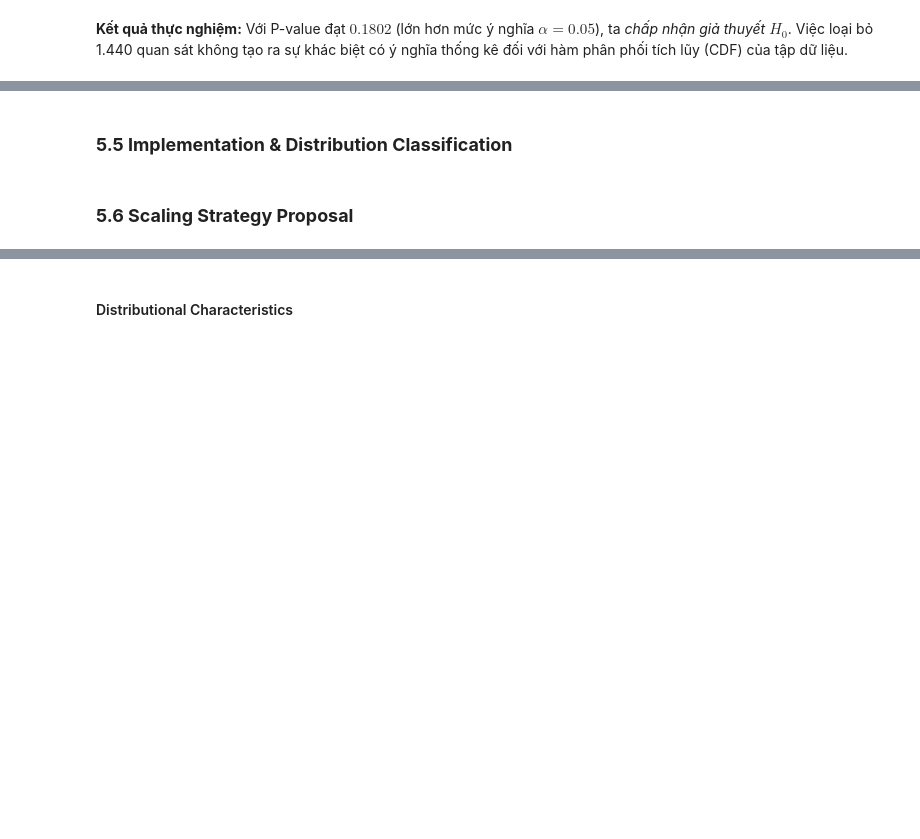
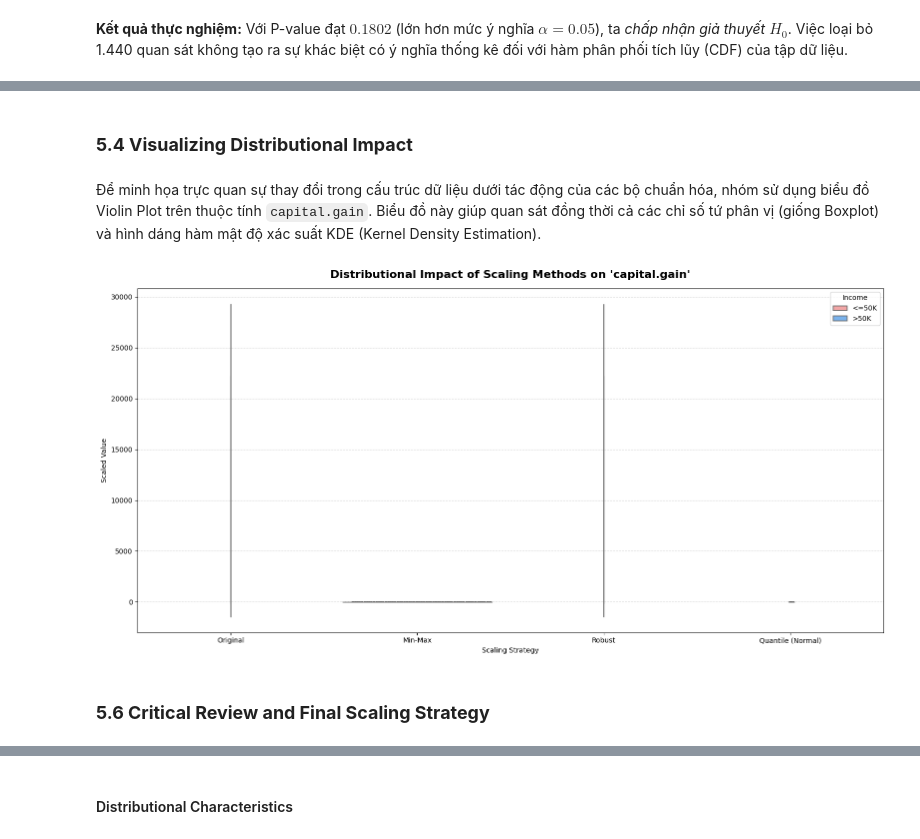
Before and after one commit to quanpro147/HCMUS-DataMining-Prj1, a Jupyter notebook: notebooks/04_preprocessing_tabular.ipynb, the cells around one changed output, grey strips where cells are left out. Saved outputs shown, nothing was run; the diff lists cells and outputs as text; code cells hidden in the pictures; blank space fills up the shorter version.

Commit message:
Initial Scaling

```diff
--- a/notebooks/04_preprocessing_tabular.ipynb
+++ b/notebooks/04_preprocessing_tabular.ipynb
@@ -502,3 +541,6 @@ Từ ma trận Jaccard và kết quả kiểm định Kolmogorov-Smirnov (KS Tes
 3. **Treatment Strategy:** Dựa trên KS Test, nhóm quyết định *DROP* 1.440 quan sát ngoại lai đồng thuận này ra khỏi tập huấn luyện.
    * Hành động này sẽ giúp làm sạch bề mặt hao phí, giúp các mô hình Machine Learning ở giai đoạn sau (đặc biệt là Logistic Regression và SVM) hội tụ nhanh hơn và không bị nhiễu trọng số.
    * Riêng đối với các ngoại lai dạng "tầng lớp siêu giàu" (chỉ kích hoạt Z-score ở cột `capital.gain` nhưng không bị LOF/DBSCAN bắt), chúng đã được giữ lại an toàn do không đủ 3 phiếu bầu. Để xử lý mức độ chênh lệch của nhóm người giàu này, ở **mục 5**, nhóm sẽ áp dụng *Robust Scaling* hoặc *Quantile Transformer*.
+# %%
+df_adult_clean = df_adult.drop(index=consensus_outliers).reset_index(drop=True)
+print(f"Dataset size after cleaning outliers: {df_adult_clean.shape}")
@@ -517,4 +677,48 @@ Tương tự các kiểm định tính chuẩn khác, giả thuyết được đ
 # %% [markdown]
-### **5.5 Implementation & Distribution Classification**
+### **5.4 Visualizing Distributional Impact**
+# %% [markdown]
+Để minh họa trực quan sự thay đổi trong cấu trúc dữ liệu dưới tác động của các bộ chuẩn hóa, nhóm sử dụng biểu đồ Violin Plot trên thuộc tính `capital.gain`. Biểu đồ này giúp quan sát đồng thời cả các chỉ số tứ phân vị (giống Boxplot) và hình dáng hàm mật độ xác suất KDE (Kernel Density Estimation).
+# %%
+
+import matplotlib.pyplot as plt
+import seaborn as sns
+
+# Thuộc tính tập trung phân tích
+plot_feature = 'capital.gain'
+
+# Gom dữ liệu từ các Scaler lại để vẽ chung
+plot_data = []
+methods_to_plot = ['Original', 'Min-Max', 'Robust', 'Quantile (Normal)']
+
+for method in methods_to_plot:
+    temp_df = pd.DataFrame({
+        'Value': scaled_data[method][plot_feature],
+        'Method': method,
+        'Income': y_income
+    })
+    plot_data.append(temp_df)
+
+df_plot = pd.concat(plot_data, axis=0)
+
+# Vẽ biểu đồ
+plt.figure(figsize=(16, 8))
+sns.violinplot(
+    x='Method',
+    y='Value',
+    hue='Income',
+    data=df_plot,
+    split=True,
+    inner='quartile',
+    palette=['#FF9999', '#66B2FF']
+)
+
+plt.title(f"Distributional Impact of Scaling Methods on '{plot_feature}'", fontsize=16, fontweight='bold', pad=15)
+plt.ylabel("Scaled Value")
+plt.xlabel("Scaling Strategy")
+plt.grid(axis='y', linestyle='--', alpha=0.5)
+plt.tight_layout()
+plt.show()
+# %% [output]
+[figure, added]
 # %% [markdown]
-### **5.6 Scaling Strategy Proposal**
+### **5.6 Critical Review and Final Scaling Strategy**
```
Also changed, not shown: parts of 29 cells of this notebook.
